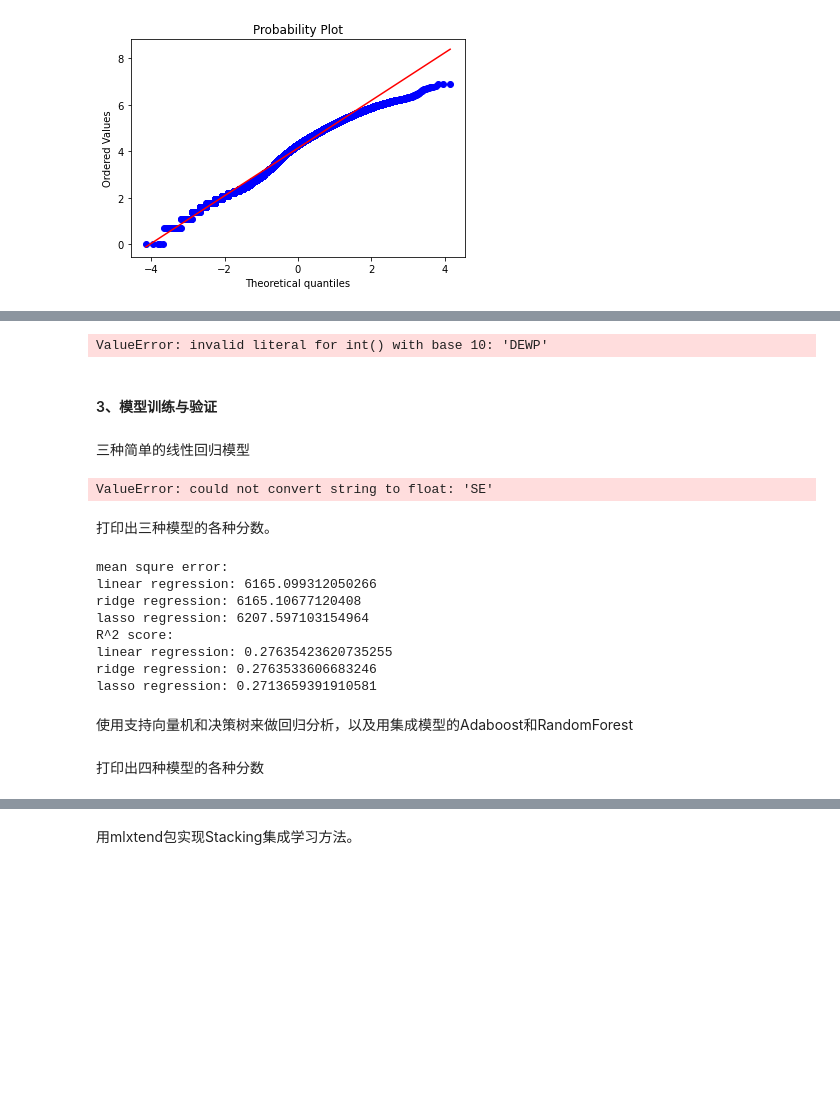
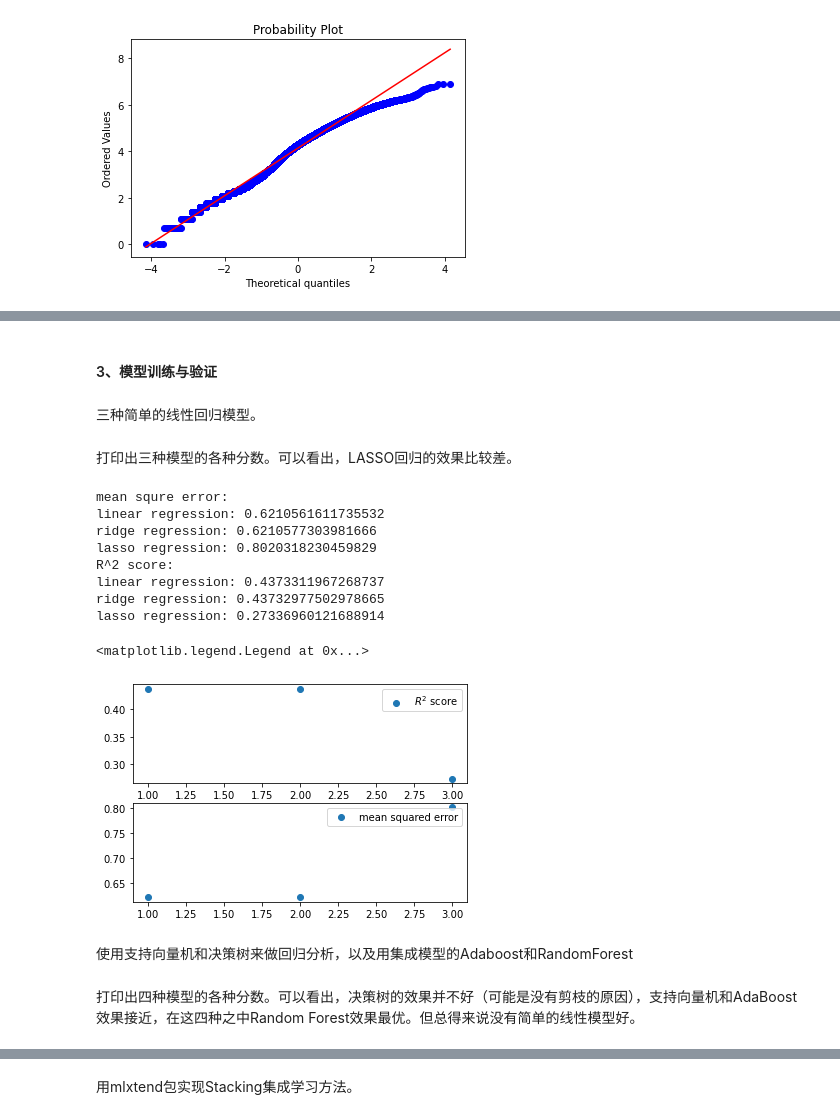
Before and after one commit to Lynchrocket/2022Spring-MA234-Intro_to_Big_Data_Analysis, a Jupyter notebook: project.ipynb, the cells around one changed output, grey strips where cells are left out. Drawn from its saved outputs; the diff is of its cells as text; code cells hidden in the pictures; blank space fills up the shorter version.

```diff
--- a/project.ipynb
+++ b/project.ipynb
@@ -130,27 +130,24 @@ train_df = no_nan_df.append(test_df).append(test_df)
 train_df = train_df.drop_duplicates(keep=False)
 
 x_var = ['DEWP','TEMP','PRES','Iws','Is','Ir','NE','NW','SE','cv']
-X_train, X_test = train_df.iloc[x_var], test_df.iloc[x_var]
-y_train, y_test = train_df.iloc[['pm2.5_log']], test_df.iloc[['pm2.5_log']]
+X_train, X_test = train_df[x_var], test_df[x_var]
+y_train, y_test = train_df['pm2.5_log'], test_df['pm2.5_log']
-# %% [output]
-ValueError: invalid literal for int() with base 10: 'DEWP'
 # %% [markdown]
 #### 3、模型训练与验证
 # %% [markdown]
-三种简单的线性回归模型
+三种简单的线性回归模型。
 # %%
 from sklearn.linear_model import LinearRegression
 from sklearn.linear_model import Lasso
 from sklearn.linear_model import Ridge
 # %%
-# Regression model training and test
-# linear regression
-lr = LinearRegression().fit(X_train, y_train)
-y_pred_lr = lr.predict(X_test)
-r2_lr = lr.score(X_test, y_test)
-mse_lr = mean_squared_error(y_true=y_test, y_pred=y_pred_lr)
+# linear regression 线性回归
+lr_nan = LinearRegression().fit(X_train, y_train)
+y_pred_lr_nan = lr_nan.predict(X_test)
+r2_lr_nan = lr_nan.score(X_test, y_test)
+mse_lr_nan = mean_squared_error(y_true=y_test, y_pred=y_pred_lr_nan)
 
-# ridge regression
+# ridge regression 岭回归
 rr = Ridge().fit(X_train, y_train)
 y_pred_rr = rr.predict(X_test)
 r2_rr = rr.score(X_test, y_test)
@@ -161,36 +158,37 @@ las = Lasso().fit(X_train, y_train)
 y_pred_las = las.predict(X_test)
 r2_las = las.score(X_test, y_test)
 mse_las = mean_squared_error(y_true=y_test, y_pred=y_pred_las)
-# %% [output]
-ValueError: could not convert string to float: 'SE'
 # %% [markdown]
-打印出三种模型的各种分数。
+打印出三种模型的各种分数。可以看出，LASSO回归的效果比较差。
 # %%
 print('mean squre error:')
-print('linear regression: {}'.format(mse_lr))
+print('linear regression: {}'.format(mse_lr_nan))
 print('ridge regression: {}'.format(mse_rr))
 print('lasso regression: {}'.format(mse_las))
 
 print('R^2 score:')
-print('linear regression: {}'.format(r2_lr))
+print('linear regression: {}'.format(r2_lr_nan))
 print('ridge regression: {}'.format(r2_rr))
 print('lasso regression: {}'.format(r2_las))
 # %% [output]
 mean squre error:
-linear regression: 6165.099312050266
-ridge regression: 6165.10677120408
-lasso regression: 6207.597103154964
+linear regression: 0.6210561611735532
+ridge regression: 0.6210577303981666
+lasso regression: 0.8020318230459829
 R^2 score:
-linear regression: 0.27635423620735255
-ridge regression: 0.2763533606683246
-lasso regression: 0.2713659391910581
+linear regression: 0.4373311967268737
+ridge regression: 0.43732977502978665
+lasso regression: 0.27336960121688914
 # %%
 # plot to compare
 fig, ax = plt.subplots(2)
-ax[0].scatter([1, 2, 3], [r2_lr, r2_rr, r2_las], label='$R^2$ score')
+ax[0].scatter([1, 2, 3], [r2_lr_nan, r2_rr, r2_las], label='$R^2$ score')
 ax[0].legend(loc='best')
-ax[1].scatter([1, 2, 3], [mse_lr, mse_rr, mse_las], label='mean squared error')
+ax[1].scatter([1, 2, 3], [mse_lr_nan, mse_rr, mse_las], label='mean squared error')
 ax[1].legend(loc='best')
+# %% [output]
+<matplotlib.legend.Legend at 0x...>
+[figure, added]
 # %% [markdown]
 使用支持向量机和决策树来做回归分析，以及用集成模型的Adaboost和RandomForest
 # %%
@@ -226,8 +224,8 @@ RandomForest.fit(X_train,y_train)
 y_pred_for = AdaBoost.predict(X_test)
 r2_RandomForest = RandomForest.score(X_test,y_test)
 mse_RandomForest = mean_squared_error(y_true=y_test, y_pred=y_pred_for)
-# %% [markdown]
-打印出四种模型的各种分数
+# %% [markdown]
+打印出四种模型的各种分数。可以看出，决策树的效果并不好（可能是没有剪枝的原因），支持向量机和AdaBoost效果接近，在这四种之中Random Forest效果最优。但总得来说没有简单的线性模型好。
 # %%
 print('mean squre error:')
 print('SVM: {}'.format(mse_svr))
```
Also changed, not shown: parts of 34 cells of this notebook.
